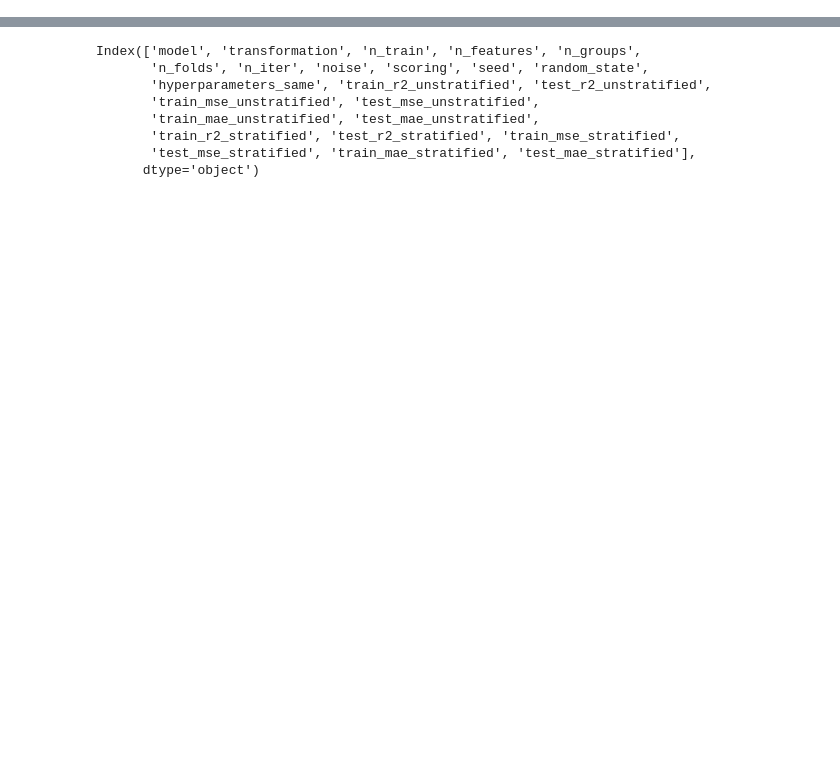
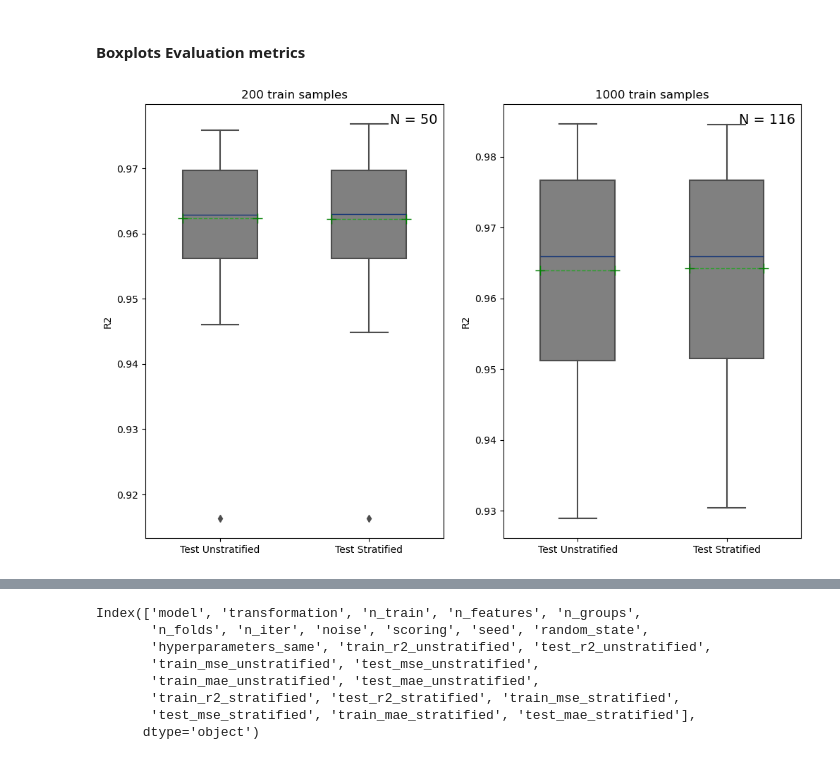
Before and after one commit to annegriddl/slds_stratification, a Jupyter notebook: Simulations/Experiments4 Final SetUp RF/visualization_results_Nadja.ipynb, the cells around one changed output, grey strips where cells are left out. Saved outputs shown, nothing was run; the diff lists cells and outputs as text; code cells hidden in the pictures; blank space fills up the shorter version.

```diff
--- a/Simulations/Experiments4 Final SetUp RF/visualization_results_Nadja.ipynb
+++ b/Simulations/Experiments4 Final SetUp RF/visualization_results_Nadja.ipynb
@@ -329,0 +33,6 @@ Name: 99, dtype: object
+# %%
+data_all_flatten = flatten_data(data_all)
+data = pd.DataFrame(data_all_flatten)
+print(data.shape)
+print(data.columns)
+data.head()
@@ -329,0 +259,9 @@ Name: 99, dtype: object
+# %% [markdown]
+#### Boxplots Evaluation metrics
+# %%
+data_filtered_200 = data[(data['model_info_n_train'] == 200)]
+data_filtered_1000 = data[(data['model_info_n_train'] == 1000)]
+
+plot_boxplots(data_filtered_200, data_filtered_1000, metric='r2')
+# %% [output]
+[figure, added]
```
Also changed, not shown: parts of 44 cells of this notebook, 1 other file.
